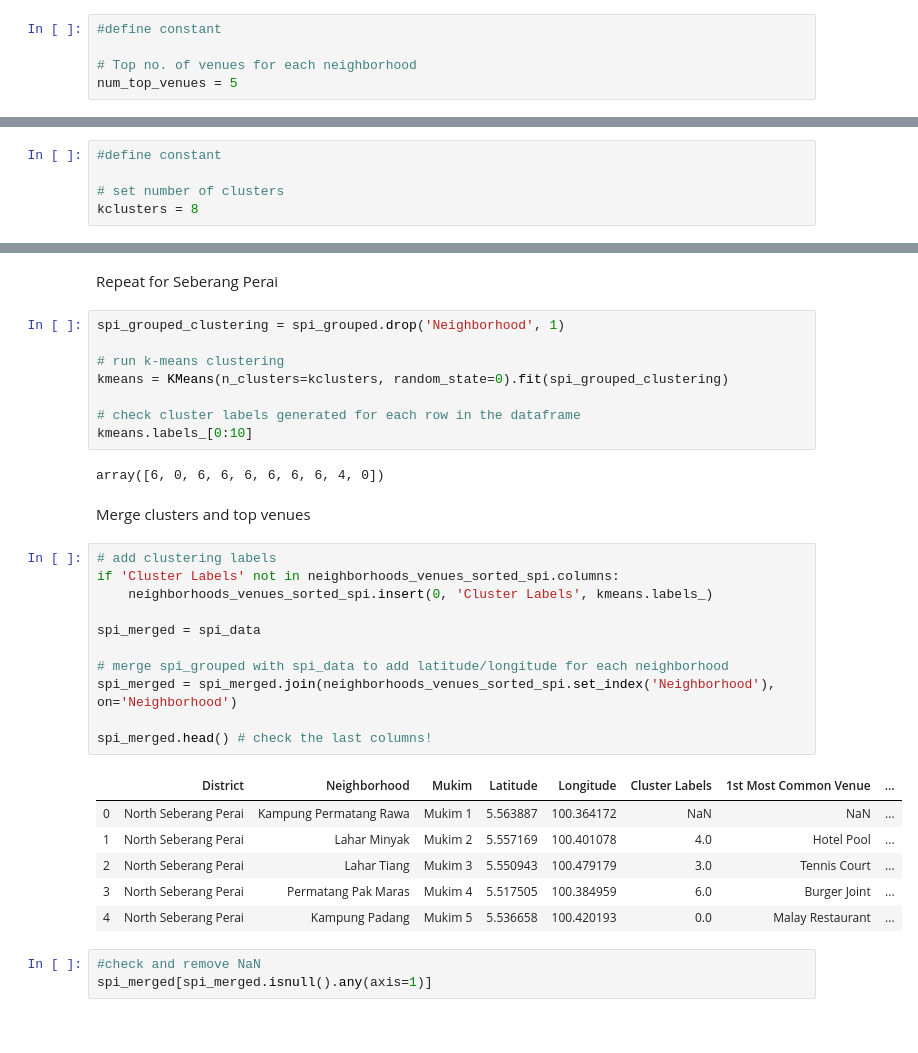
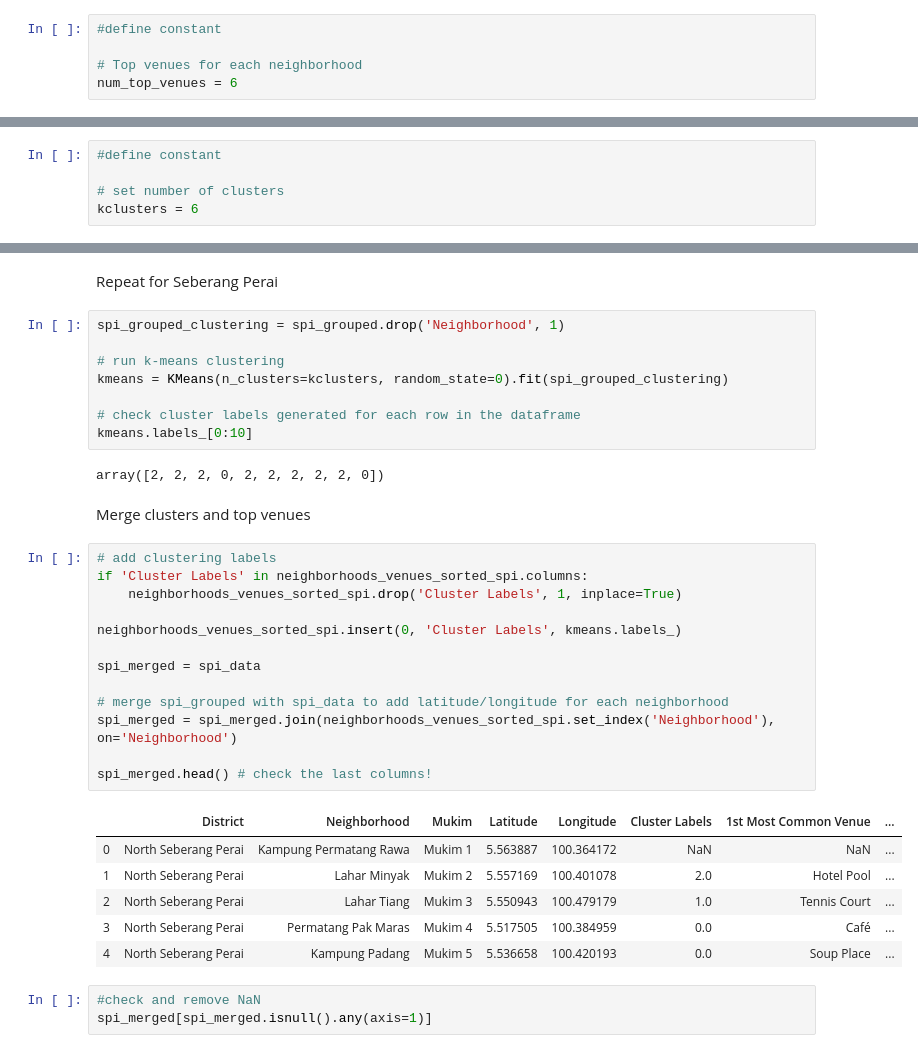
Before and after one commit to bluepint22/Coursera_Capstone, a Jupyter notebook: Amy_Capstone_BattleodNeighborhoods (wk2).ipynb, the cells around one changed output, grey strips where cells are left out. Cells and saved outputs as stored; diff of their text form.

```diff
--- a/Amy_Capstone_BattleodNeighborhoods (wk2).ipynb
+++ b/Amy_Capstone_BattleodNeighborhoods (wk2).ipynb
@@ -524,8 +509,8 @@ There are 122 uniques Seberang Perai Venue categories.
 # %%
 #define constant
 
-# Top no. of venues for each neighborhood
-num_top_venues = 5
+# Top venues for each neighborhood
+num_top_venues = 6
 # %%
 #define function
 def return_most_common_venues(row, num_top_venues):
@@ -858,7 +843,7 @@ neighborhoods_venues_sorted.head()
 #define constant
 
 # set number of clusters
-kclusters = 8
+kclusters = 6
 # %% [markdown]
 Run *k*-means to cluster the Penang Island neighborhoods into 5 clusters.
 # %%
@@ -957,27 +944,29 @@ kmeans = KMeans(n_clusters=kclusters, random_state=0).fit(spi_grouped_clustering
 # check cluster labels generated for each row in the dataframe
 kmeans.labels_[0:10]
 # %% [output]
-array([6, 0, 6, 6, 6, 6, 6, 6, 4, 0])
+array([2, 2, 2, 0, 2, 2, 2, 2, 2, 0])
 # %% [markdown]
 Merge clusters and top venues
 # %%
 # add clustering labels
-if 'Cluster Labels' not in neighborhoods_venues_sorted_spi.columns:
-    neighborhoods_venues_sorted_spi.insert(0, 'Cluster Labels', kmeans.labels_)
+if 'Cluster Labels' in neighborhoods_venues_sorted_spi.columns:
+    neighborhoods_venues_sorted_spi.drop('Cluster Labels', 1, inplace=True)
+
+neighborhoods_venues_sorted_spi.insert(0, 'Cluster Labels', kmeans.labels_)
 
 spi_merged = spi_data
 
 # merge spi_grouped with spi_data to add latitude/longitude for each neighborhood
 spi_merged = spi_merged.join(neighborhoods_venues_sorted_spi.set_index('Neighborhood'), on='Neighborhood')
 
 spi_merged.head() # check the last columns!
 # %% [output]
 |  | District | Neighborhood | Mukim | Latitude | Longitude | Cluster Labels | 1st Most Common Venue | ... |
 | 0 | North Seberang Perai | Kampung Permatang Rawa | Mukim 1 | 5.563887 | 100.364172 | NaN | NaN | ... |
-| 1 | North Seberang Perai | Lahar Minyak | Mukim 2 | 5.557169 | 100.401078 | 4.0 | Hotel Pool | ... |
-| 2 | North Seberang Perai | Lahar Tiang | Mukim 3 | 5.550943 | 100.479179 | 3.0 | Tennis Court | ... |
-| 3 | North Seberang Perai | Permatang Pak Maras | Mukim 4 | 5.517505 | 100.384959 | 6.0 | Burger Joint | ... |
-| 4 | North Seberang Perai | Kampung Padang | Mukim 5 | 5.536658 | 100.420193 | 0.0 | Malay Restaurant | ... |
+| 1 | North Seberang Perai | Lahar Minyak | Mukim 2 | 5.557169 | 100.401078 | 2.0 | Hotel Pool | ... |
+| 2 | North Seberang Perai | Lahar Tiang | Mukim 3 | 5.550943 | 100.479179 | 1.0 | Tennis Court | ... |
+| 3 | North Seberang Perai | Permatang Pak Maras | Mukim 4 | 5.517505 | 100.384959 | 0.0 | Café | ... |
+| 4 | North Seberang Perai | Kampung Padang | Mukim 5 | 5.536658 | 100.420193 | 0.0 | Soup Place | ... |
 # %%
 #check and remove NaN
 spi_merged[spi_merged.isnull().any(axis=1)]
```
Also changed, not shown: parts of 65 cells of this notebook.
